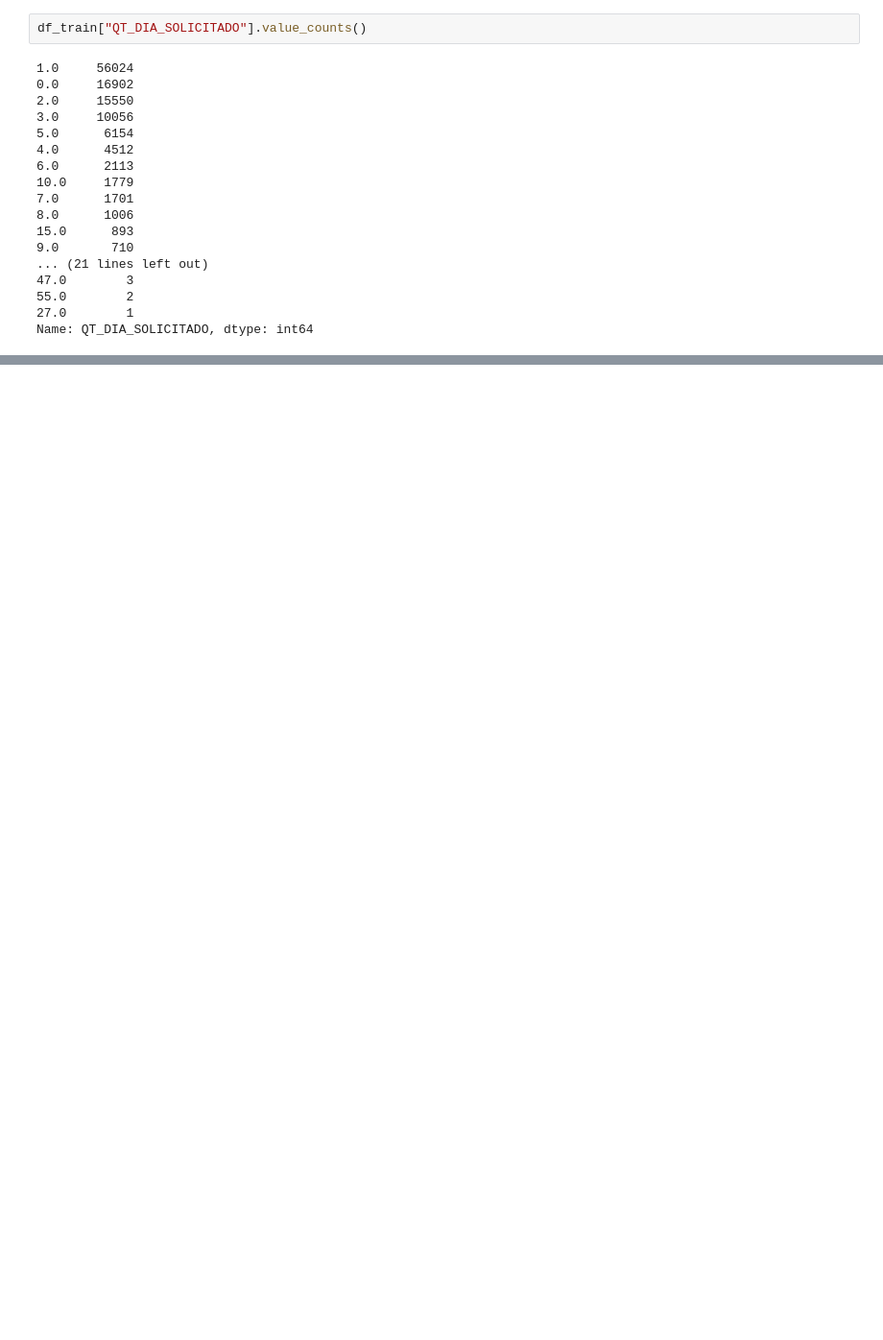
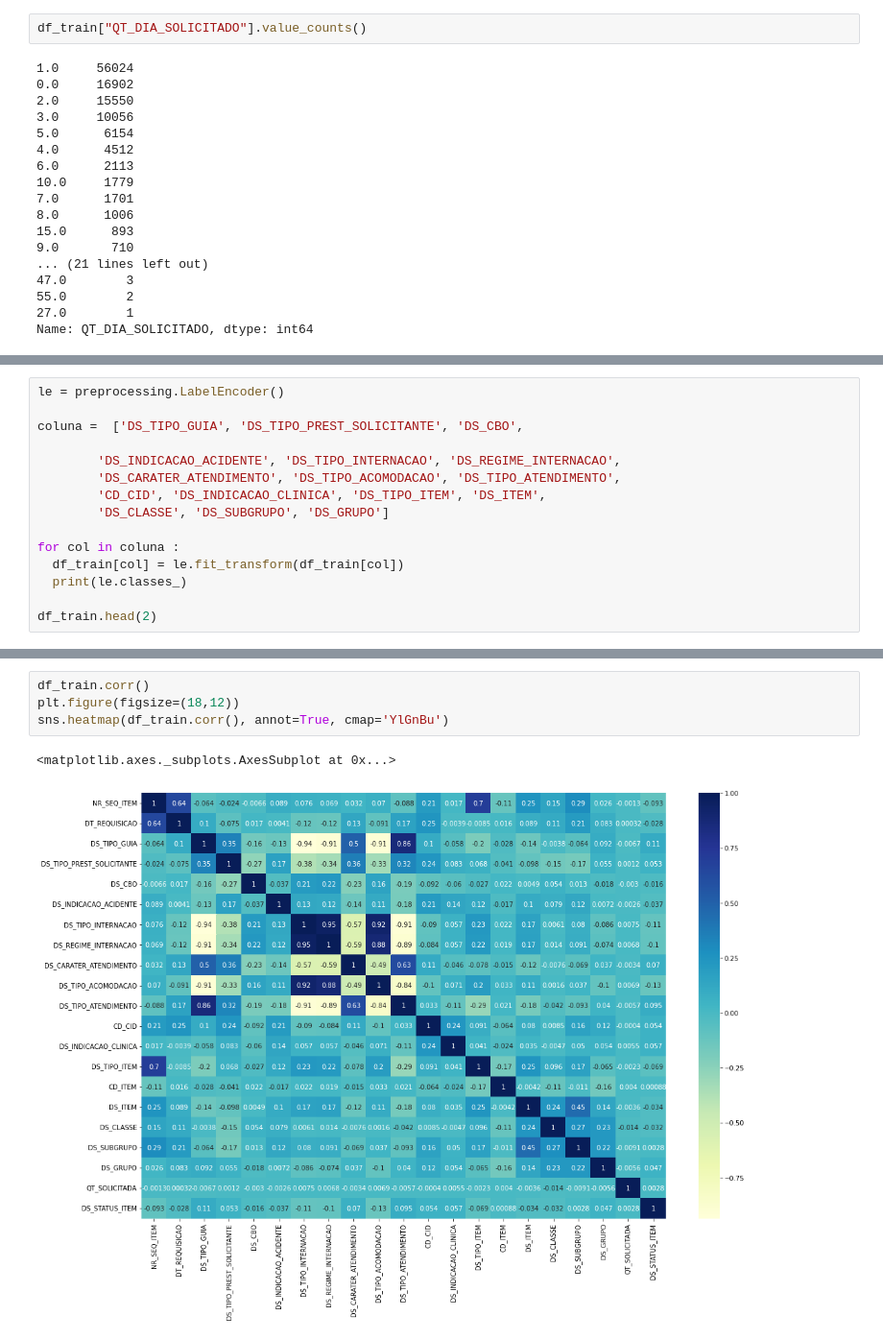
Before and after one commit to MarianaDourado/KAGGLE-Auditorias-em-Planos-de-Saude, a Jupyter notebook: Auditorias_em_Planos_de_Saúde_TrabalhoFinal.ipynb, the cells around one changed output, grey strips where cells are left out. Shown at 96% size. Drawn from its saved outputs; the diff is of its cells as text; blank space fills up the shorter version.

```diff
--- a/Auditorias_em_Planos_de_Saúde_TrabalhoFinal.ipynb
+++ b/Auditorias_em_Planos_de_Saúde_TrabalhoFinal.ipynb
@@ -339,0 +339,15 @@ df_train.count()
+# %%
+le = preprocessing.LabelEncoder()
+
+coluna =  ['DS_TIPO_GUIA', 'DS_TIPO_PREST_SOLICITANTE', 'DS_CBO',
+
+        'DS_INDICACAO_ACIDENTE', 'DS_TIPO_INTERNACAO', 'DS_REGIME_INTERNACAO',
+        'DS_CARATER_ATENDIMENTO', 'DS_TIPO_ACOMODACAO', 'DS_TIPO_ATENDIMENTO',
+        'CD_CID', 'DS_INDICACAO_CLINICA', 'DS_TIPO_ITEM', 'DS_ITEM',
+        'DS_CLASSE', 'DS_SUBGRUPO', 'DS_GRUPO']
+
+for col in coluna :
+  df_train[col] = le.fit_transform(df_train[col])
+  print(le.classes_)
+
+df_train.head(2)
@@ -340 +376,8 @@ df_train.count()
+# %%
+df_train.corr()
+plt.figure(figsize=(18,12))
+sns.heatmap(df_train.corr(), annot=True, cmap='YlGnBu')
+# %% [output]
+<matplotlib.axes._subplots.AxesSubplot at 0x...>
+[figure, added]
 # %% [markdown]
```
Also changed, not shown: parts of 60 cells of this notebook.
